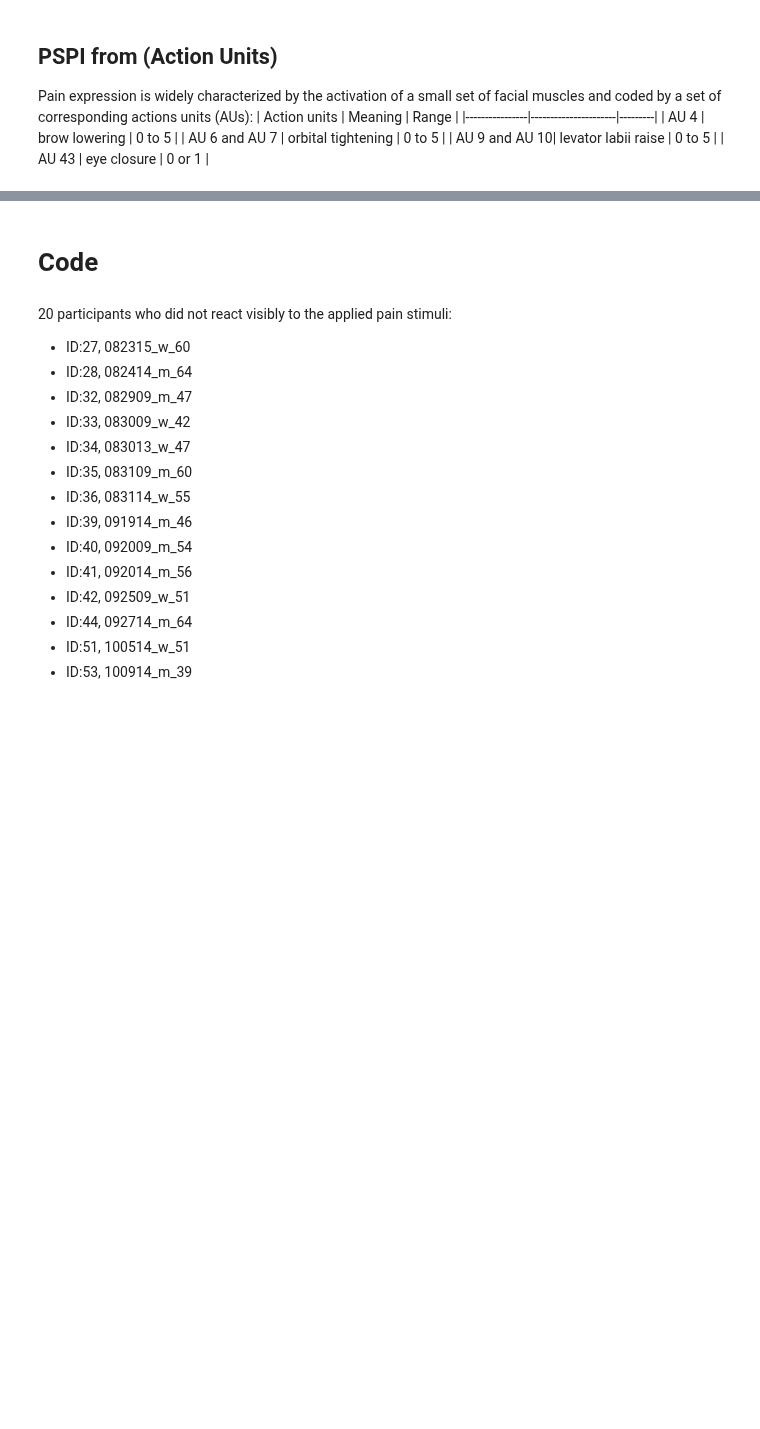
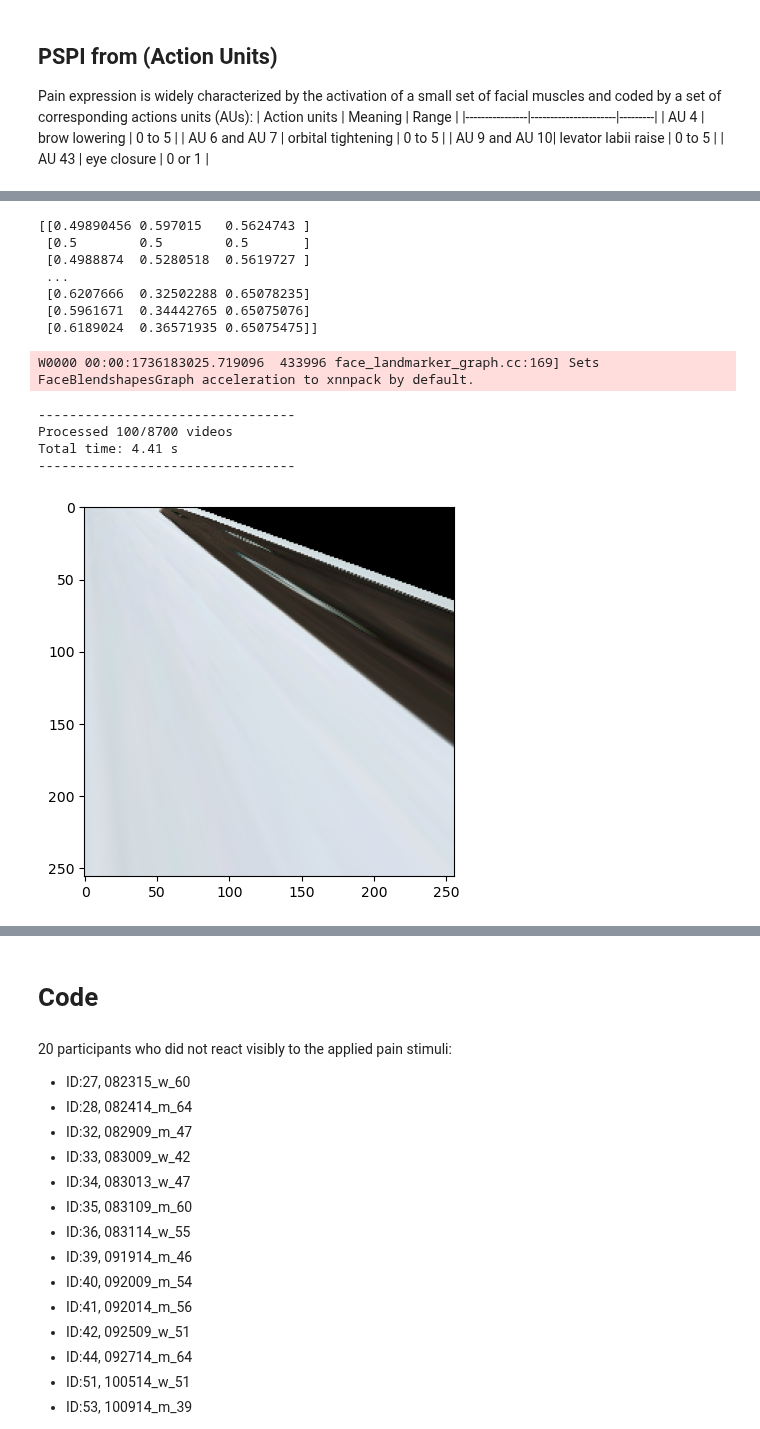
Before and after one commit to villifCoder559/PainAssessmentVideo, a Jupyter notebook: test.ipynb, the cells around one changed output, grey strips where cells are left out. Cells and saved outputs as stored; diff of their text form; code cells hidden in the pictures; blank space fills up the shorter version.

```diff
--- a/test.ipynb
+++ b/test.ipynb
@@ -124,0 +258,73 @@ corresponding actions units (AUs):
+# %%
+import numpy as np
+import custom.faceExtractor as extractor
+import os
+import time
+import cv2
+import pickle
+import custom.tools as tools
+import matplotlib.pyplot as plt
+
+
+csv_path = os.path.join("partA", "starting_point", "samples.csv")
+csv_array,_ = tools.get_array_from_csv(csv_path=csv_path)
+video_folder_path = os.path.join("partA", "video", "video")
+extracted_video_folder_path = os.path.join("partA", "video", "extracted_video")
+landmarks_folder_path = os.path.join("partA", "video", "mean_face_landmarks_per_subject")
+# ['subject_id', 'subject_name', 'class_id', 'class_name', 'sample_id', 'sample_name']
+list_video_path = [os.path.join(video_folder_path, sample[1],sample[5]+".mp4") for sample in csv_array]
+face_extractor = extractor.FaceExtractor()
+count = 0
+start = time.time()
+saving_path_ln = os.path.join(landmarks_folder_path, "all_subjects_mean_landmarks.pkl")
+with open(saving_path_ln, 'rb') as f:
+  reference_landmarks = pickle.load(f)
+reference_landmarks = reference_landmarks['mean_facial_landmarks']
+print(reference_landmarks)
+target_coords = {
+        'x':0.5,
+        'y':0.5,
+        'z':0.5
+      }
+
+for subject_name,sample_name in zip(csv_array[:,1],csv_array[:,5]):
+  if subject_name == '071309_w_21':
+    count+=1
+    continue
+  else:
+    video_path = os.path.join(video_folder_path,subject_name,sample_name+'.mp4')
+    frame_list = face_extractor._get_list_frame(list_video_path[0], align=True)
+    list_landmarks_video = face_extractor.predict_landmarks(frame_list=frame_list)
+    for landmarks_frame,(frame,_) in zip(list_landmarks_video,frame_list):
+      shift = {
+        'x':target_coords['x'] - landmarks_frame.face_landmarks[0][face_extractor.NOSE_INDEX].x,
+        'y':target_coords['y'] - landmarks_frame.face_landmarks[0][face_extractor.NOSE_INDEX].y,
+        'z':target_coords["z"] - landmarks_frame.face_landmarks[0][face_extractor.NOSE_INDEX].z
+      }
+      centered_lm = np.array([[shift['x']+lm.x,shift['y']+lm.y, shift['z']+lm.z ] for lm in landmarks_frame.face_landmarks[0]])
+
+    # frame = face_extractor._extract_face_oval_from_img(img=frame,
+    #                                                   routes=reference['mean_facial_landmarks'])
+    # plt.imshow(frame)
+    # face_extractor.warp_face(target_img=fr)
+    if count % 1 == 0:
+      print('---------------------------------')
+      print(f'Processed {count}/{len(csv_array[:,5])} videos')
+      print(f'Total time: {time.time()-start:.2f} s')
+      print('---------------------------------')
+      # clear console output
+    break
+# %% [output]
+[[0.49890456 0.597015   0.5624743 ]
+ [0.5        0.5        0.5       ]
+ [0.4988874  0.5280518  0.5619727 ]
+ ...
+ [0.6207666  0.32502288 0.65078235]
+ [0.5961671  0.34442765 0.65075076]
+ [0.6189024  0.36571935 0.65075475]]
+W0000 00:00:1736183025.719096  433996 face_landmarker_graph.cc:169] Sets FaceBlendshapesGraph acceleration to xnnpack by default.
+---------------------------------
+Processed 100/8700 videos
+Total time: 4.41 s
+---------------------------------
+[figure, added]
```
Also changed, not shown: parts of 9 cells of this notebook.
